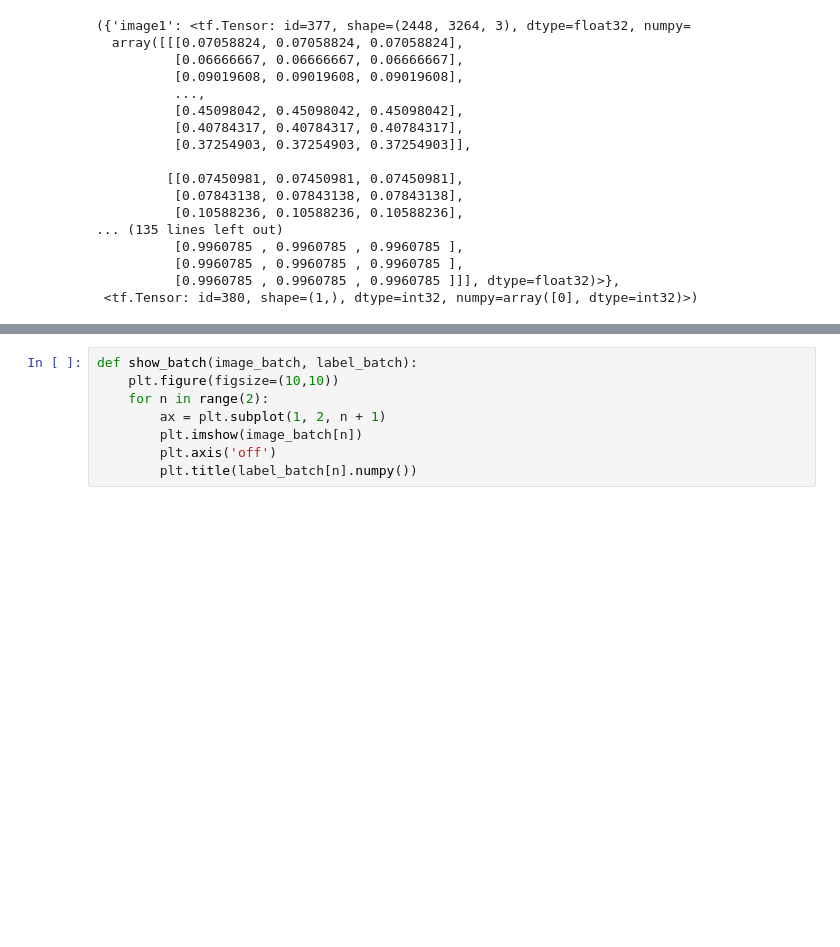
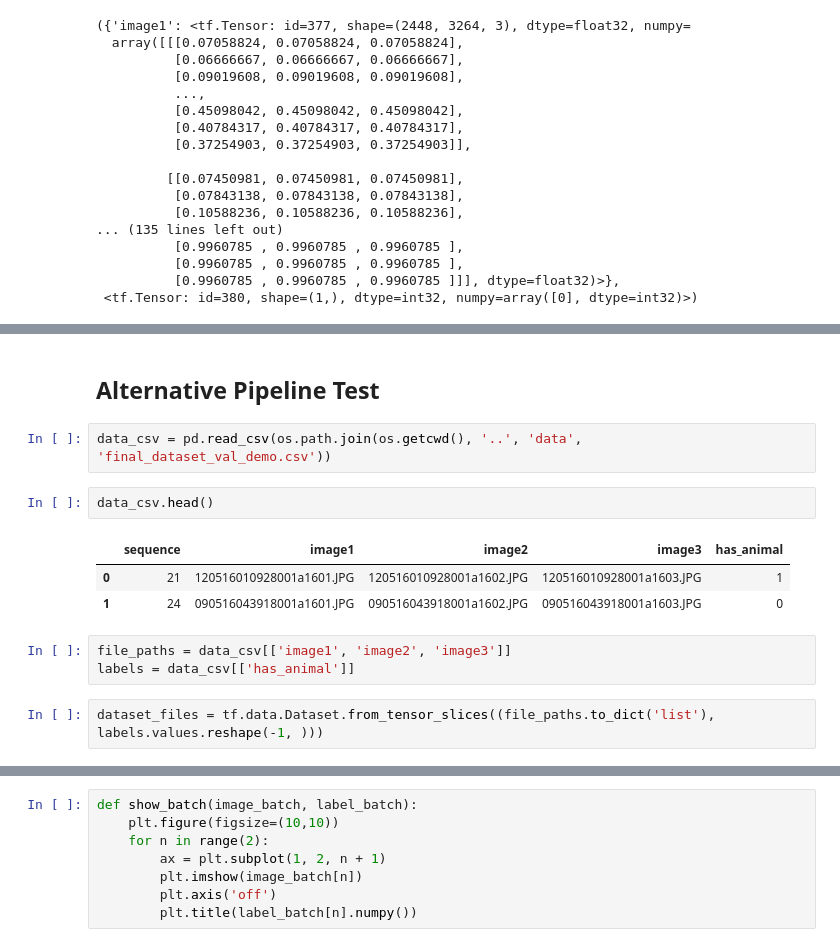
Before and after one commit to bhuvi3/camera_trap_animal_classification, a Jupyter notebook: code/tensorflow_pipeline_test.ipynb, the cells around one changed output, grey strips where cells are left out. Cells and saved outputs as stored; diff of their text form; blank space fills up the shorter version.

```diff
--- a/code/tensorflow_pipeline_test.ipynb
+++ b/code/tensorflow_pipeline_test.ipynb
@@ -87,0 +106,15 @@ new_ds[0]
+# %% [markdown]
+## Alternative Pipeline Test
+# %%
+data_csv = pd.read_csv(os.path.join(os.getcwd(), '..', 'data', 'final_dataset_val_demo.csv'))
+# %%
+data_csv.head()
+# %% [output]
+|  | sequence | image1 | image2 | image3 | has_animal |
+| 0 | 21 | 120516010928001a1601.JPG | 120516010928001a1602.JPG | 120516010928001a1603.JPG | 1 |
+| 1 | 24 | 090516043918001a1601.JPG | 090516043918001a1602.JPG | 090516043918001a1603.JPG | 0 |
+# %%
+file_paths = data_csv[['image1', 'image2', 'image3']]
+labels = data_csv[['has_animal']]
+# %%
+dataset_files = tf.data.Dataset.from_tensor_slices((file_paths.to_dict('list'), labels.values.reshape(-1, )))
```
Also changed, not shown: parts of 22 cells of this notebook, 1 other file.
